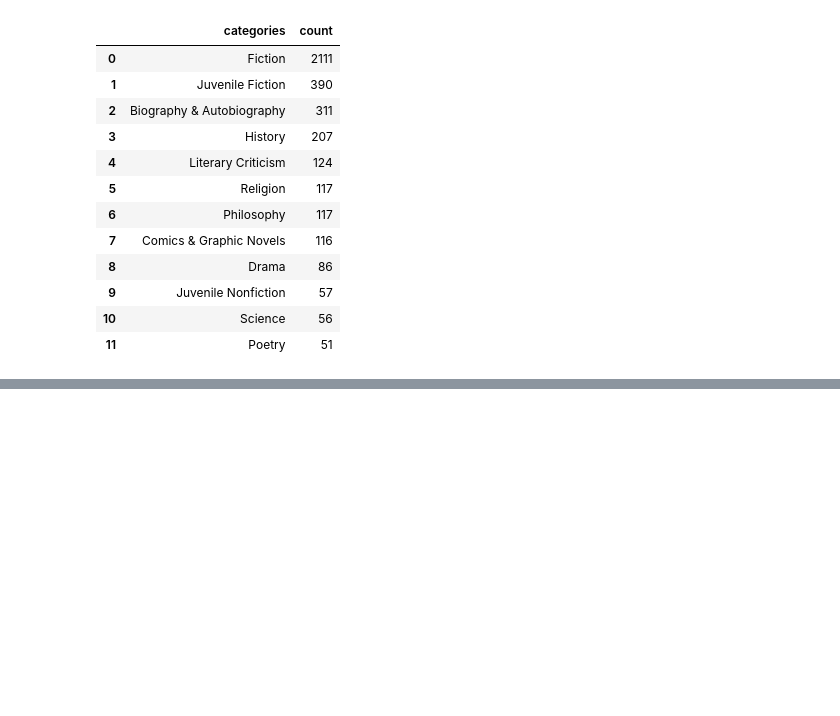
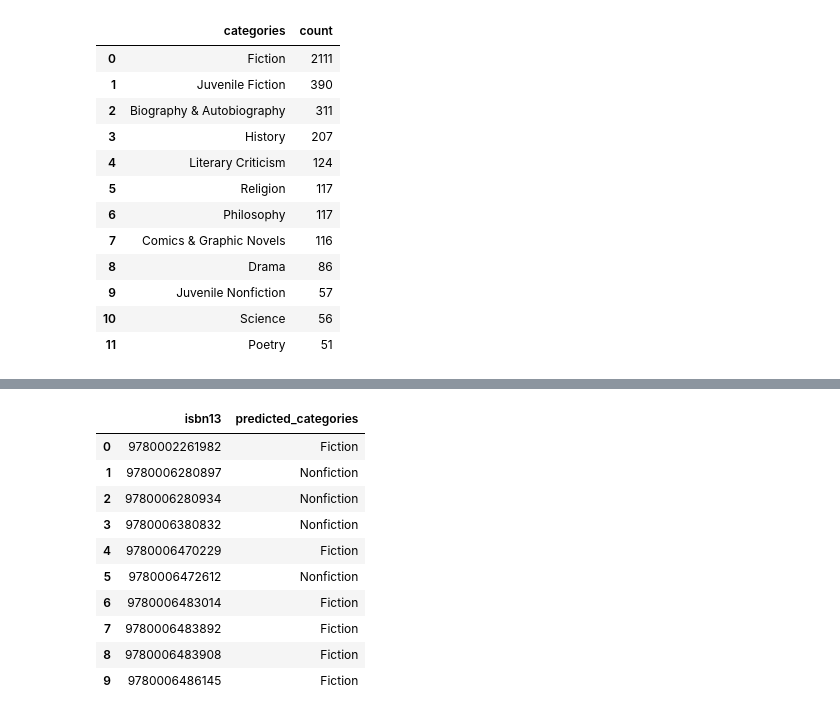
Before and after one commit to undercop/book-suggestion, a Jupyter notebook: text-classification.ipynb, the cells around one changed output, grey strips where cells are left out. Saved outputs shown, nothing was run; the diff lists cells and outputs as text; code cells hidden in the pictures; blank space fills up the shorter version.

```diff
--- a/text-classification.ipynb
+++ b/text-classification.ipynb
@@ -101,0 +175,26 @@ books[~(books["simple_categories"].isna())].head(40)
+# %%
+isbns = []
+predicted_cats = []
+
+missing_cats = books.loc[books["simple_categories"].isna() , ["isbn13" , "description"]].reset_index(drop=True)
+# %%
+for i in tqdm(range(0 , len(missing_cats))):
+    sequence = missing_cats["description"][i]
+    isbns += [missing_cats["isbn13"][i]]
+    predicted_cats += [genrate_prediction(sequence, fiction_categories)]
+# %%
+missing_prediction_df = pd.DataFrame({"isbn13": isbns, "predicted_categories": predicted_cats})
+# %%
+missing_prediction_df.head(10)
+# %% [output]
+|  | isbn13 | predicted_categories |
+| 0 | 9780002261982 | Fiction |
+| 1 | 9780006280897 | Nonfiction |
+| 2 | 9780006280934 | Nonfiction |
+| 3 | 9780006380832 | Nonfiction |
+| 4 | 9780006470229 | Fiction |
+| 5 | 9780006472612 | Nonfiction |
+| 6 | 9780006483014 | Fiction |
+| 7 | 9780006483892 | Fiction |
+| 8 | 9780006483908 | Fiction |
+| 9 | 9780006486145 | Fiction |
```
Also changed, not shown: parts of 17 cells of this notebook, 6 other files.
